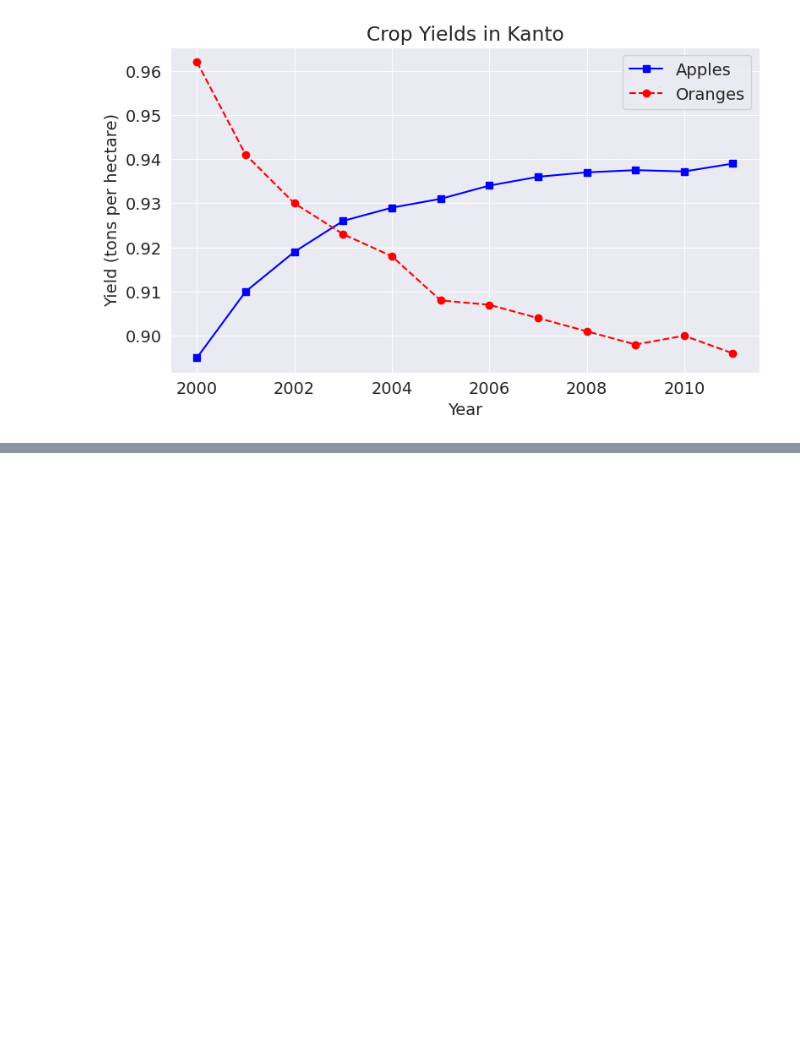
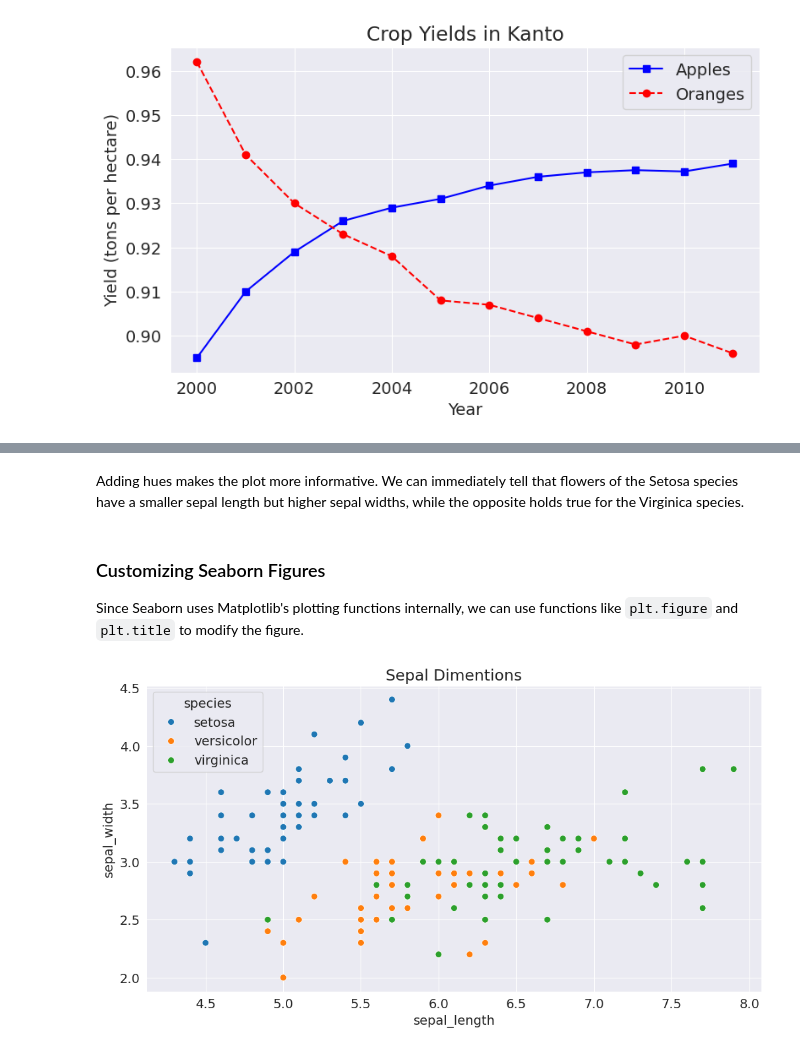
Before and after one commit to nurahmed12/Machine-Learning-Journey, a Jupyter notebook: Data_Visualization_with_Python_using_Matplotlib_and_Seaborn.ipynb, the cells around one changed output, grey strips where cells are left out. Saved outputs shown, nothing was run; the diff lists cells and outputs as text; code cells hidden in the pictures; blank space fills up the shorter version.

```diff
--- a/Data_Visualization_with_Python_using_Matplotlib_and_Seaborn.ipynb
+++ b/Data_Visualization_with_Python_using_Matplotlib_and_Seaborn.ipynb
@@ -218,0 +266,13 @@ plt.legend(['Apples', 'Oranges']);
+# %% [markdown]
+Adding hues makes the plot more informative. We can immediately tell that flowers of the Setosa species have a smaller sepal length but higher sepal widths, while the opposite holds true for the Virginica species.
+# %% [markdown]
+### Customizing Seaborn Figures
+
+Since Seaborn uses Matplotlib's plotting functions internally, we can use functions like `plt.figure` and `plt.title` to modify the figure.
+# %%
+plt.figure(figsize = (12, 6))
+plt.title("Sepal Dimentions")
+
+sns.scatterplot(x = flowers_df.sepal_length, y = flowers_df.sepal_width, hue = flowers_df.species, s = 50);
+# %% [output]
+[figure, added]
```
Also changed, not shown: parts of 37 cells of this notebook.
